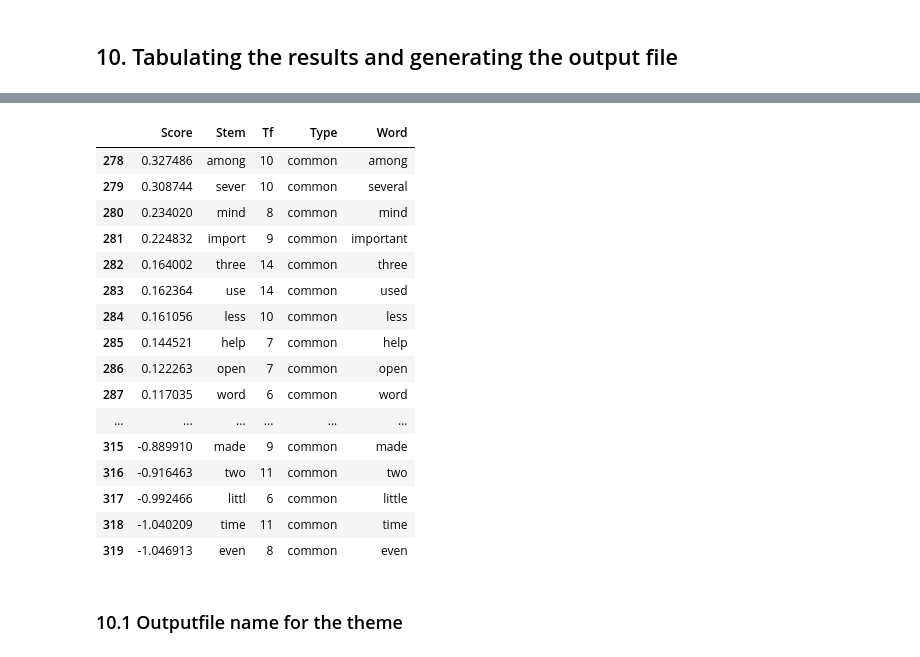
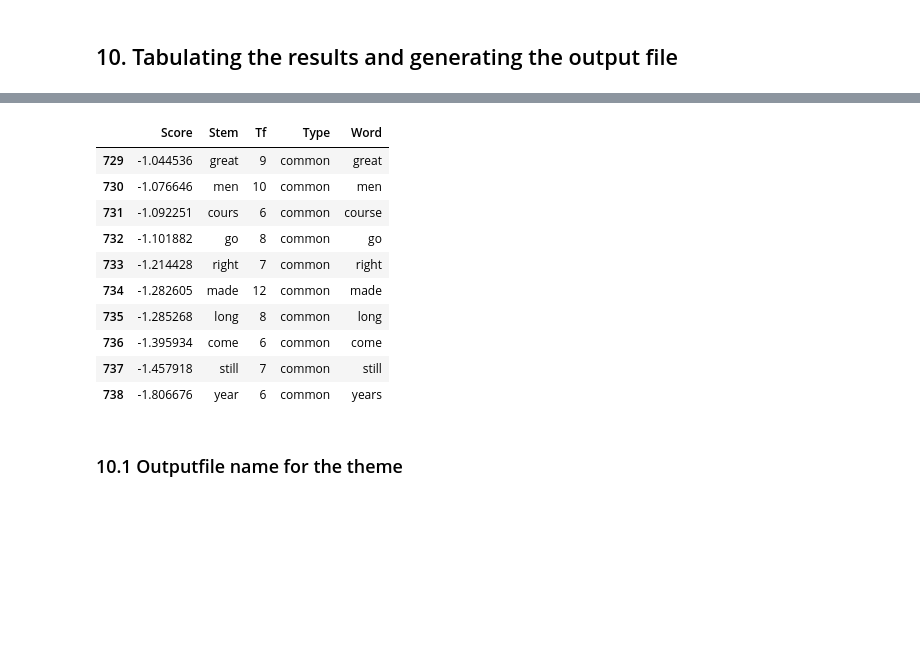
Before and after one commit to bulentozel/OpenMaker, a Jupyter notebook: Semantics/wopen_maker_langs.ipynb, the cells around one changed output, grey strips where cells are left out. Saved outputs shown, nothing was run; the diff lists cells and outputs as text; code cells hidden in the pictures; blank space fills up the shorter version.

```diff
--- a/Semantics/wopen_maker_langs.ipynb
+++ b/Semantics/wopen_maker_langs.ipynb
@@ -89,7 +89,7 @@ english_freq_dist.most_common(10)
 ## 4. Loading the input Open Maker corpus
 # %%
 # load the harvested text from wikipedia.
-with open("data/wikipedia2.json", "r") as f: OM_Corpus_text = f.read()
+with open("data/corpuses/achievement.json", "r") as f: OM_Corpus_text = f.read()
 OM_Corpus = json.loads(OM_Corpus_text)
 # %%
 # The total number of wiki articles used:
@@ -255,5 +143,5 @@ def get_title(Corpus, theme_id):
 ### 5.0 Selecting the specific theme (a sub-corpus).
 # %%
 ## For a different sub-corpus use a corresponding theme ID.
-current_theme_id = 5
+current_theme_id = 2
 # %%
@@ -718,23 +618,17 @@ df_makerness.head(42)
 # %%
-df_makerness.tail(42)
+df_makerness.tail(10)
 # %% [output]
 |  | Score | Stem | Tf | Type | Word |
-| 278 | 0.327486 | among | 10 | common | among |
-| 279 | 0.308744 | sever | 10 | common | several |
-| 280 | 0.234020 | mind | 8 | common | mind |
-| 281 | 0.224832 | import | 9 | common | important |
-| 282 | 0.164002 | three | 14 | common | three |
-| 283 | 0.162364 | use | 14 | common | used |
-| 284 | 0.161056 | less | 10 | common | less |
-| 285 | 0.144521 | help | 7 | common | help |
-| 286 | 0.122263 | open | 7 | common | open |
-| 287 | 0.117035 | word | 6 | common | word |
-| ... | ... | ... | ... | ... | ... |
-| 315 | -0.889910 | made | 9 | common | made |
-| 316 | -0.916463 | two | 11 | common | two |
-| 317 | -0.992466 | littl | 6 | common | little |
-| 318 | -1.040209 | time | 11 | common | time |
-| 319 | -1.046913 | even | 8 | common | even |
+| 729 | -1.044536 | great | 9 | common | great |
+| 730 | -1.076646 | men | 10 | common | men |
+| 731 | -1.092251 | cours | 6 | common | course |
+| 732 | -1.101882 | go | 8 | common | go |
+| 733 | -1.214428 | right | 7 | common | right |
+| 734 | -1.282605 | made | 12 | common | made |
+| 735 | -1.285268 | long | 8 | common | long |
+| 736 | -1.395934 | come | 6 | common | come |
+| 737 | -1.457918 | still | 7 | common | still |
+| 738 | -1.806676 | year | 6 | common | years |
 # %%
 OUTPUT_FOLDER = "./output/"
 csvfile_name = OUTPUT_FOLDER + "makerness_" + output_fname + ".csv"
```
Also changed, not shown: parts of 49 cells of this notebook, 7 other files.
